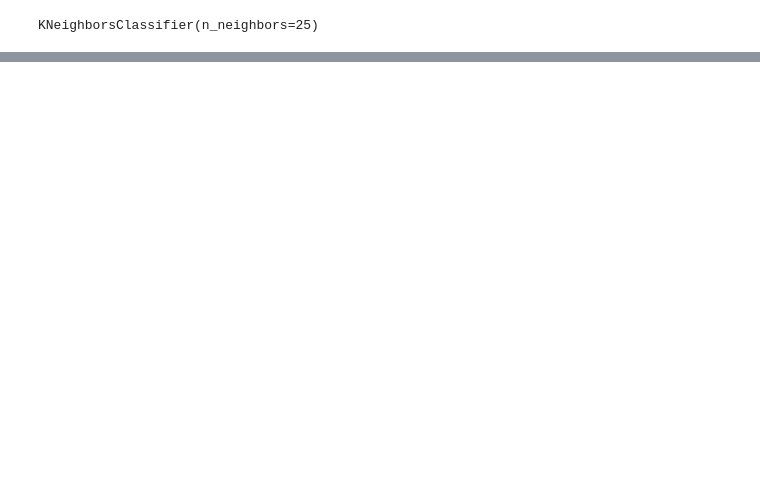
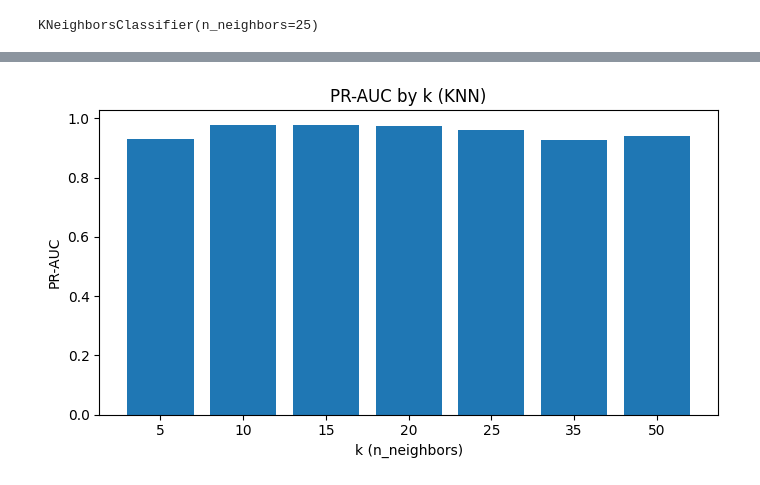
Before and after one commit to luispabloaiello-da/W7PJ_Project_Fraud_Scoring_Service, a Jupyter notebook: notebooks/02_knn_with_scaling_and_onehot.ipynb, the cells around one changed output, grey strips where cells are left out. Cells and saved outputs as stored; diff of their text form; code cells hidden in the pictures; blank space fills up the shorter version.

```diff
--- a/notebooks/02_knn_with_scaling_and_onehot.ipynb
+++ b/notebooks/02_knn_with_scaling_and_onehot.ipynb
@@ -200,0 +374,29 @@ Confusion matrix:
+# %%
+# ==============================================
+# Cell 3 — Small bar chart of PR-AUC by k (KNN hyperparameter sweep)
+# Requires: X_train, X_test, y_train, y_test (already prepared in your 02 notebook)
+# This cell trains several KNNs with different k values and plots PR-AUC for each.
+# ==============================================
+
+k_list = [5, 10, 15, 20, 25, 35, 50]
+pr_scores = []
+
+for k in k_list:
+    model = KNeighborsClassifier(n_neighbors=k)
+    model.fit(X_train, y_train)
+    y_proba_k = model.predict_proba(X_test)[:, 1]
+    pr_auc_k = average_precision_score(y_test, y_proba_k)
+    pr_scores.append(pr_auc_k)
+
+# Plot PR-AUC by k
+plt.figure(figsize=(7, 4))
+plt.bar([str(k) for k in k_list], pr_scores)
+plt.title('PR-AUC by k (KNN)')
+plt.xlabel('k (n_neighbors)')
+plt.ylabel('PR-AUC')
+plt.tight_layout()
+# plt.savefig('pr_auc_by_k.png', dpi=120, bbox_inches='tight')
+plt.show()
+# print('Saved: pr_auc_by_k.png')
+# %% [output]
+[figure, added]
```
Also changed, not shown: parts of 10 cells of this notebook, 3 other files.
